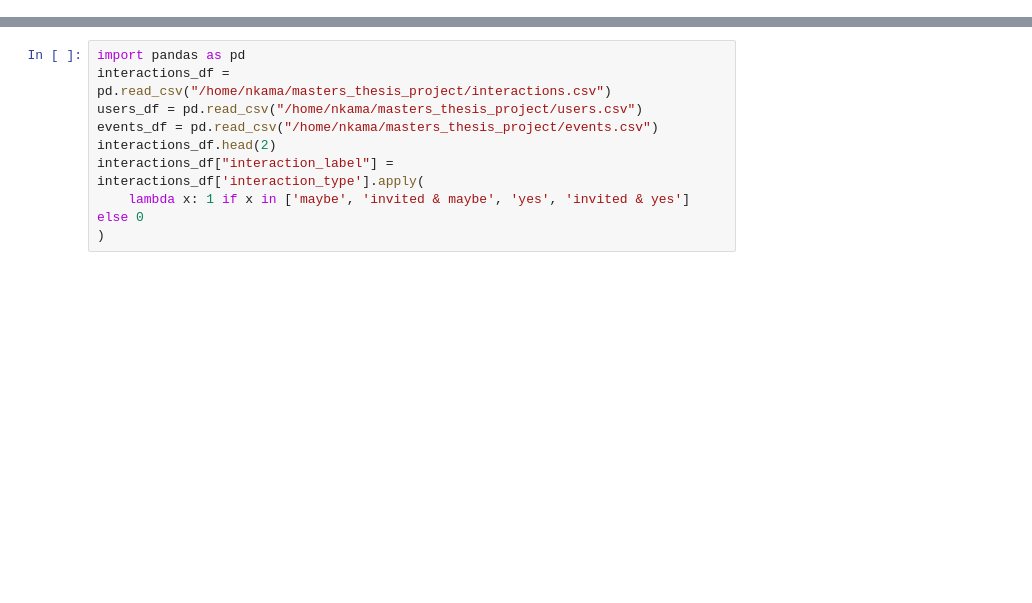
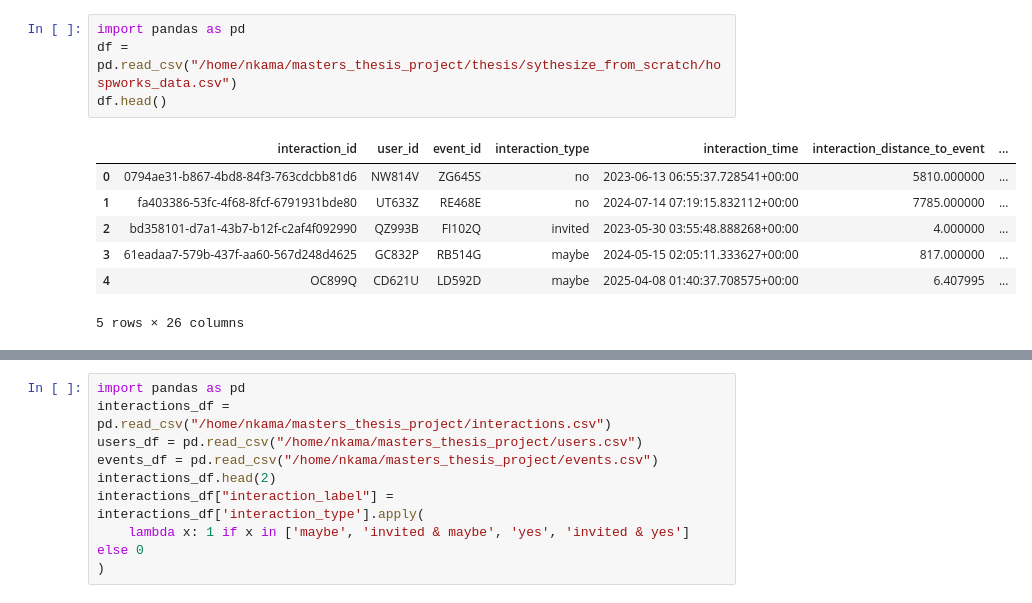
Before and after one commit to AbigailUchennaNkama/masters_thesis_project, a Jupyter notebook: thesis/sythesize_from_scratch/baseline_comparisons.ipynb, the cells around one changed output, grey strips where cells are left out. Saved outputs shown, nothing was run; the diff lists cells and outputs as text; blank space fills up the shorter version.

```diff
--- a/thesis/sythesize_from_scratch/baseline_comparisons.ipynb
+++ b/thesis/sythesize_from_scratch/baseline_comparisons.ipynb
@@ -0,0 +1,12 @@
+# %%
+import pandas as pd
+df = pd.read_csv("/home/nkama/masters_thesis_project/thesis/sythesize_from_scratch/hospworks_data.csv")
+df.head()
+# %% [output]
+|  | interaction_id | user_id | event_id | interaction_type | interaction_time | interaction_distance_to_event | ... |
+| 0 | 0794ae31-b867-4bd8-84f3-763cdcbb81d6 | NW814V | ZG645S | no | 2023-06-13 06:55:37.728541+00:00 | 5810.000000 | ... |
+| 1 | fa403386-53fc-4f68-8fcf-6791931bde80 | UT633Z | RE468E | no | 2024-07-14 07:19:15.832112+00:00 | 7785.000000 | ... |
+| 2 | bd358101-d7a1-43b7-b12f-c2af4f092990 | QZ993B | FI102Q | invited | 2023-05-30 03:55:48.888268+00:00 | 4.000000 | ... |
+| 3 | 61eadaa7-579b-437f-aa60-567d248d4625 | GC832P | RB514G | maybe | 2024-05-15 02:05:11.333627+00:00 | 817.000000 | ... |
+| 4 | OC899Q | CD621U | LD592D | maybe | 2025-04-08 01:40:37.708575+00:00 | 6.407995 | ... |
+5 rows × 26 columns
```
Also changed, not shown: parts of 22 cells of this notebook, 31 other files.
